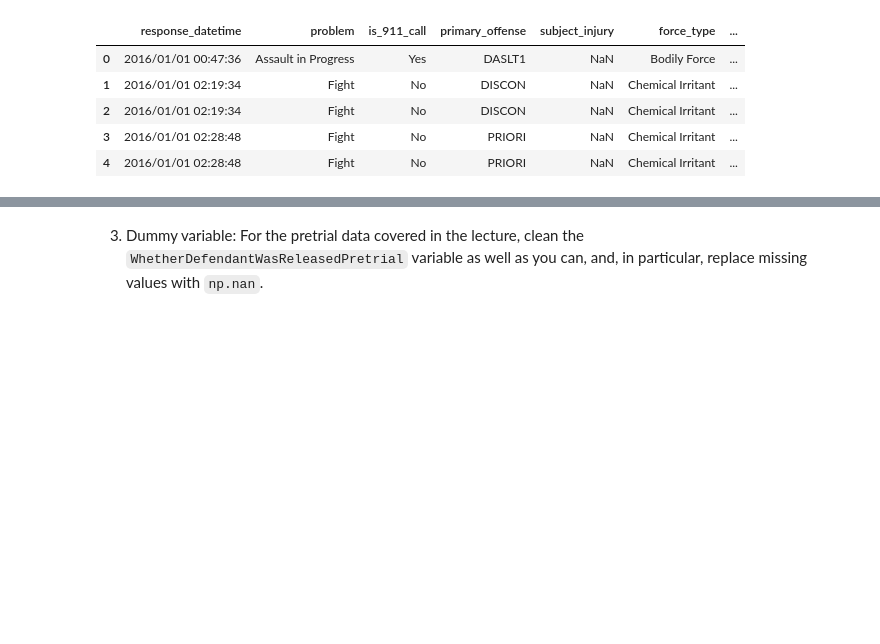
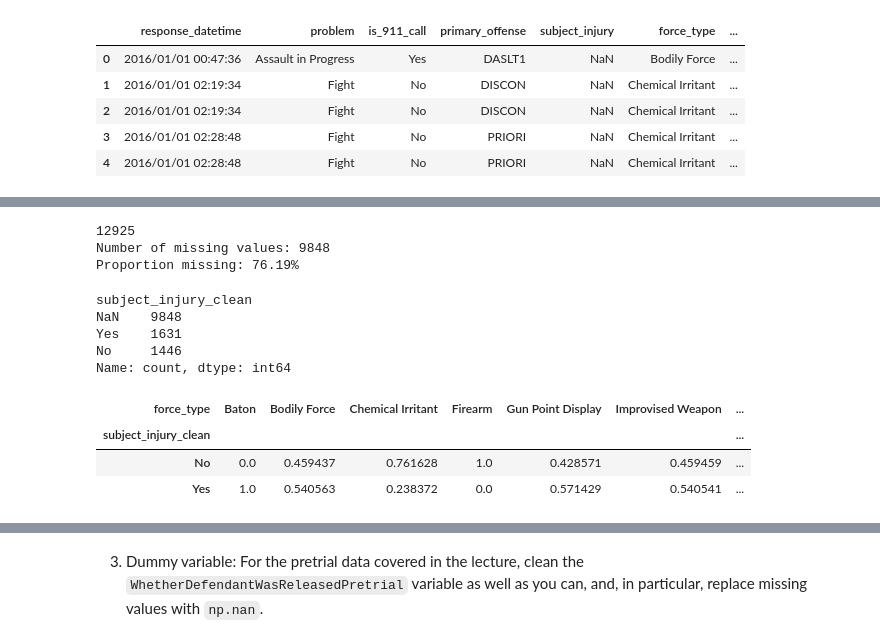
Before and after one commit to deancuva/wrangling, a Jupyter notebook: assignment/assignment.ipynb, the cells around one changed output, grey strips where cells are left out. Cells and saved outputs as stored; diff of their text form; code cells hidden in the pictures; blank space fills up the shorter version.

```diff
--- a/assignment/assignment.ipynb
+++ b/assignment/assignment.ipynb
@@ -76,0 +91,47 @@ mn_police.head()
+# %%
+missing_count = si.isna().sum()
+total = len(si)
+prop_missing = missing_count / total
+print(f"Number of missing values: {missing_count}")
+print(f"Proportion missing: {prop_missing:.2%}")
+# %% [output]
+12925
+Number of missing values: 9848
+Proportion missing: 76.19%
+# %%
+injury_map = {
+    'Yes': 'Yes',
+    'YES': 'Yes',
+    'No': 'No',
+    'NO': 'No',
+
+    'UNKNOWN': None,
+    'N/A': None
+}
+
+mn_police['subject_injury_clean'] = mn_police['subject_injury'].map(injury_map)
+print(mn_police['subject_injury_clean'].value_counts(dropna=False))
+# %% [output]
+subject_injury_clean
+NaN    9848
+Yes    1631
+No     1446
+Name: count, dtype: int64
+# %%
+ctab = pd.crosstab(
+    mn_police['subject_injury_clean'],
+    mn_police['force_type'],
+    dropna=False
+)
+ctab
+
+pd.crosstab(
+    mn_police['subject_injury_clean'],
+    mn_police['force_type'],
+    normalize='columns'  # or 'index'
+)
+# %% [output]
+| force_type | Baton | Bodily Force | Chemical Irritant | Firearm | Gun Point Display | Improvised Weapon | ... |
+| subject_injury_clean |  |  |  |  |  |  | ... |
+| No | 0.0 | 0.459437 | 0.761628 | 1.0 | 0.428571 | 0.459459 | ... |
+| Yes | 1.0 | 0.540563 | 0.238372 | 0.0 | 0.571429 | 0.540541 | ... |
```
Also changed, not shown: parts of 2 cells of this notebook.
